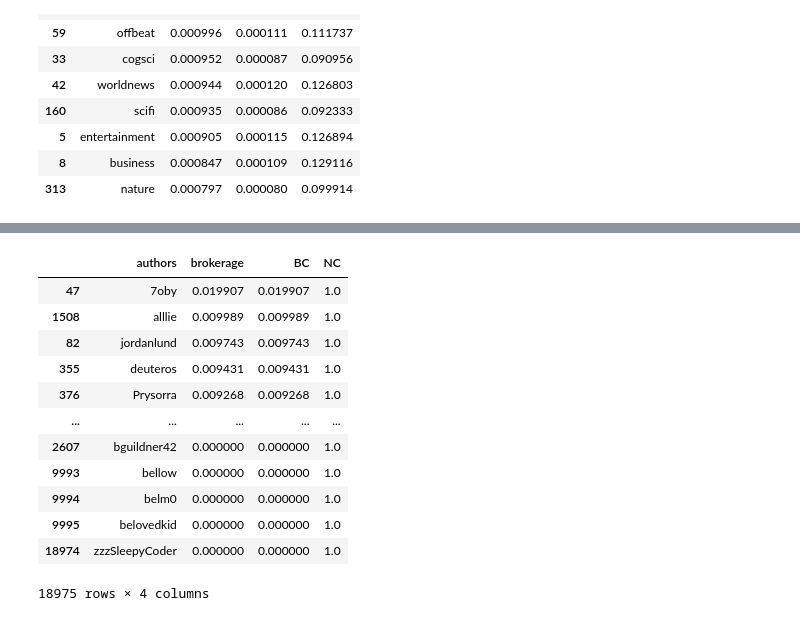
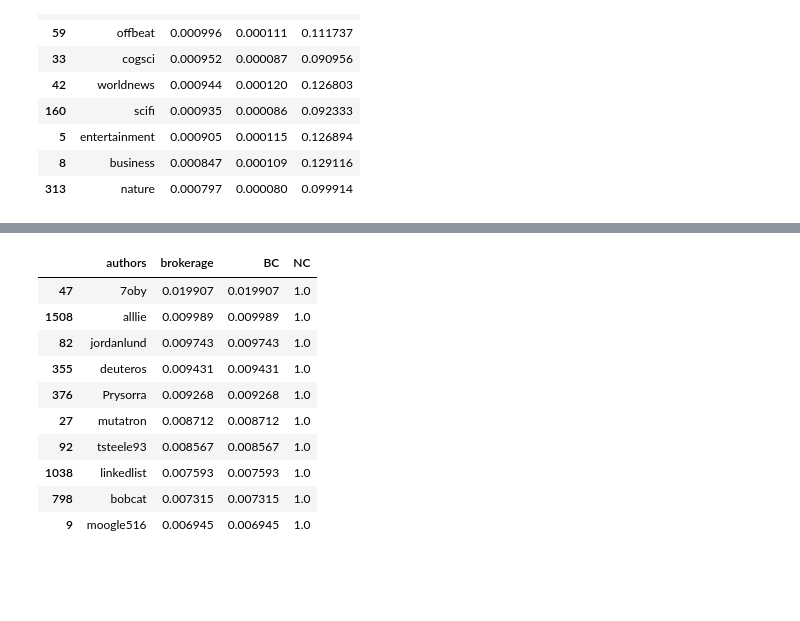
Before and after one commit to milicevicMarko/Reddit2008-Analysis, a Jupyter notebook: Community detection.ipynb, the cells around one changed output, grey strips where cells are left out. Cells and saved outputs as stored; diff of their text form; code cells hidden in the pictures; blank space fills up the shorter version.

```diff
--- a/Community detection.ipynb
+++ b/Community detection.ipynb
@@ -296,18 +317,16 @@ get_or_create_brokerage(SNetT, "SNetT").iloc[:10]
 # %%
 usernet_br = get_or_create_brokerage(UserNet, "UserNet")
 usernet_br.rename(columns={"subreddit": "authors"}, inplace=True)
-usernet_br
+usernet_br.iloc[:10]
 # %% [output]
 |  | authors | brokerage | BC | NC |
 | 47 | 7oby | 0.019907 | 0.019907 | 1.0 |
 | 1508 | alllie | 0.009989 | 0.009989 | 1.0 |
 | 82 | jordanlund | 0.009743 | 0.009743 | 1.0 |
 | 355 | deuteros | 0.009431 | 0.009431 | 1.0 |
 | 376 | Prysorra | 0.009268 | 0.009268 | 1.0 |
-| ... | ... | ... | ... | ... |
-| 2607 | bguildner42 | 0.000000 | 0.000000 | 1.0 |
-| 9993 | bellow | 0.000000 | 0.000000 | 1.0 |
-| 9994 | belm0 | 0.000000 | 0.000000 | 1.0 |
-| 9995 | belovedkid | 0.000000 | 0.000000 | 1.0 |
-| 18974 | zzzSleepyCoder | 0.000000 | 0.000000 | 1.0 |
+| 27 | mutatron | 0.008712 | 0.008712 | 1.0 |
+| 92 | tsteele93 | 0.008567 | 0.008567 | 1.0 |
+| 1038 | linkedlist | 0.007593 | 0.007593 | 1.0 |
+| 798 | bobcat | 0.007315 | 0.007315 | 1.0 |
+| 9 | moogle516 | 0.006945 | 0.006945 | 1.0 |
-18975 rows × 4 columns
```
Also changed, not shown: parts of 7 cells of this notebook, 1 other file.
